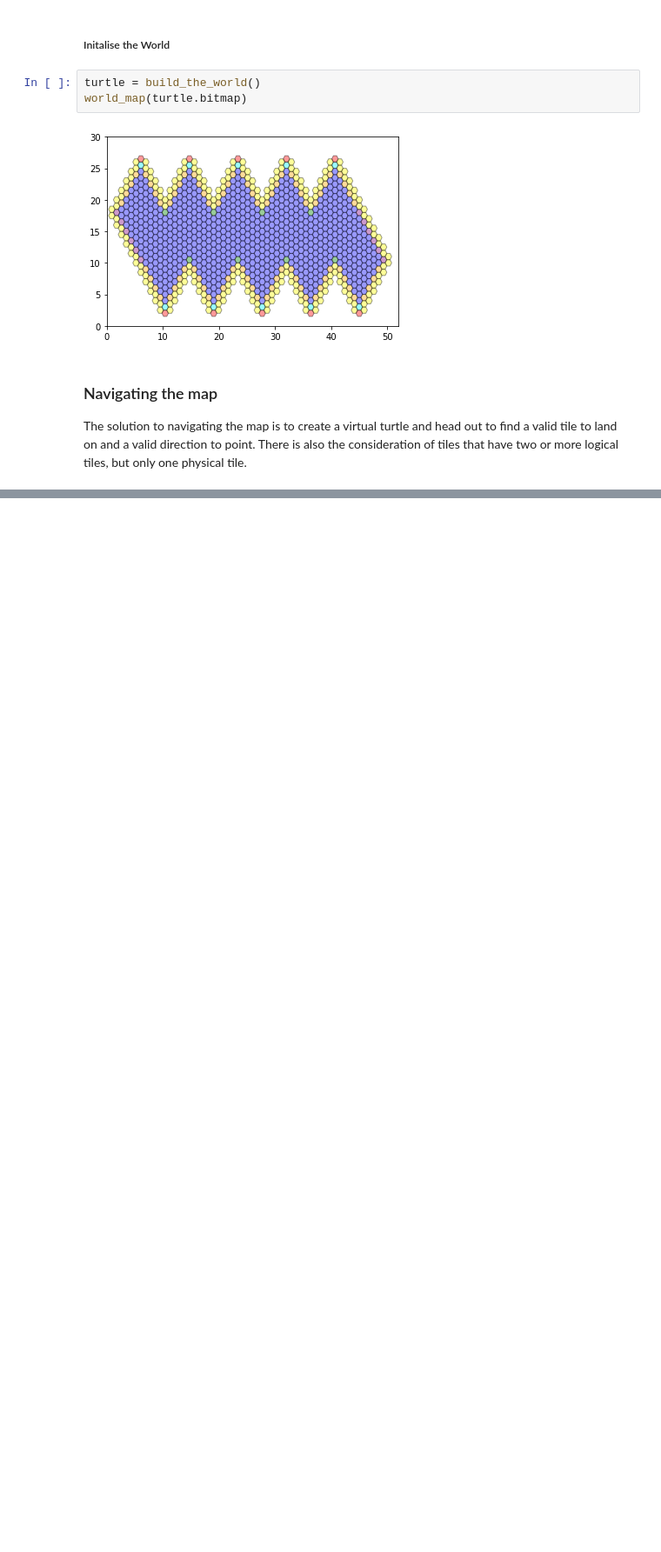
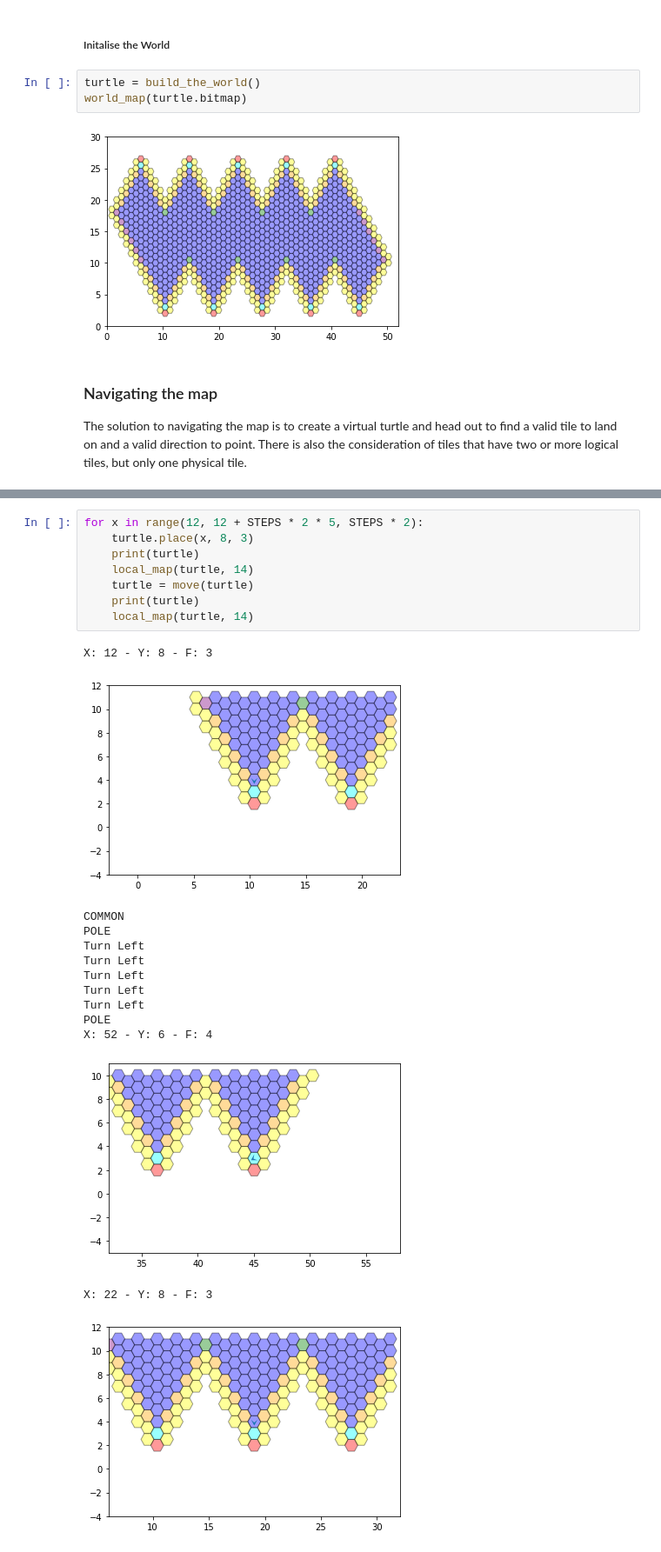
Before and after one commit to gryffydd/hexaturtle, a Jupyter notebook: NavigatingMoreHexagons.ipynb, the cells around one changed output, grey strips where cells are left out. Shown at 87% size. Cells and saved outputs as stored; diff of their text form; blank space fills up the shorter version.

```diff
--- a/NavigatingMoreHexagons.ipynb
+++ b/NavigatingMoreHexagons.ipynb
@@ -48,0 +159,23 @@ def move(turtle):
+# %%
+for x in range(12, 12 + STEPS * 2 * 5, STEPS * 2):
+    turtle.place(x, 8, 3)
+    print(turtle)
+    local_map(turtle, 14)
+    turtle = move(turtle)
+    print(turtle)
+    local_map(turtle, 14)
+# %% [output]
+X: 12 - Y: 8 - F: 3
+[figure, added]
+COMMON
+POLE
+Turn Left
+Turn Left
+Turn Left
+Turn Left
+Turn Left
+POLE
+X: 52 - Y: 6 - F: 4
+[figure, added]
+X: 22 - Y: 8 - F: 3
+[figure, added]
```
Also changed, not shown: parts of 29 cells of this notebook.
